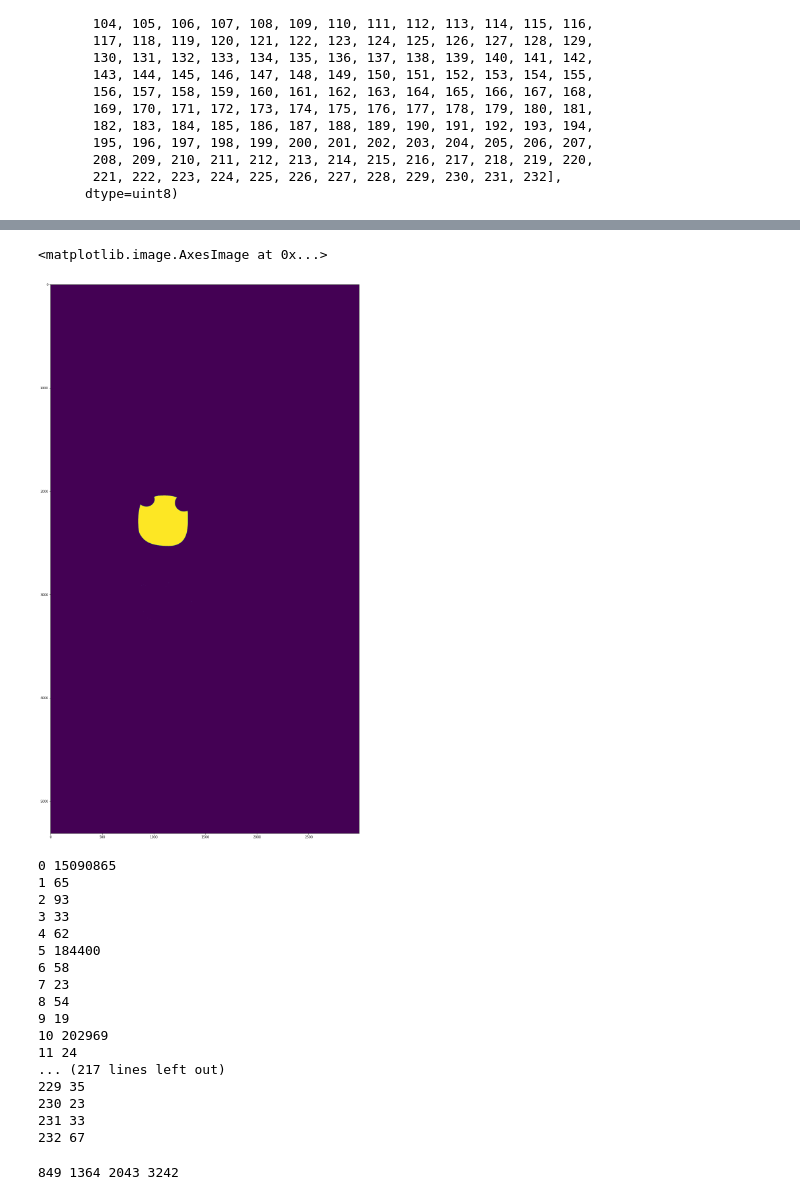
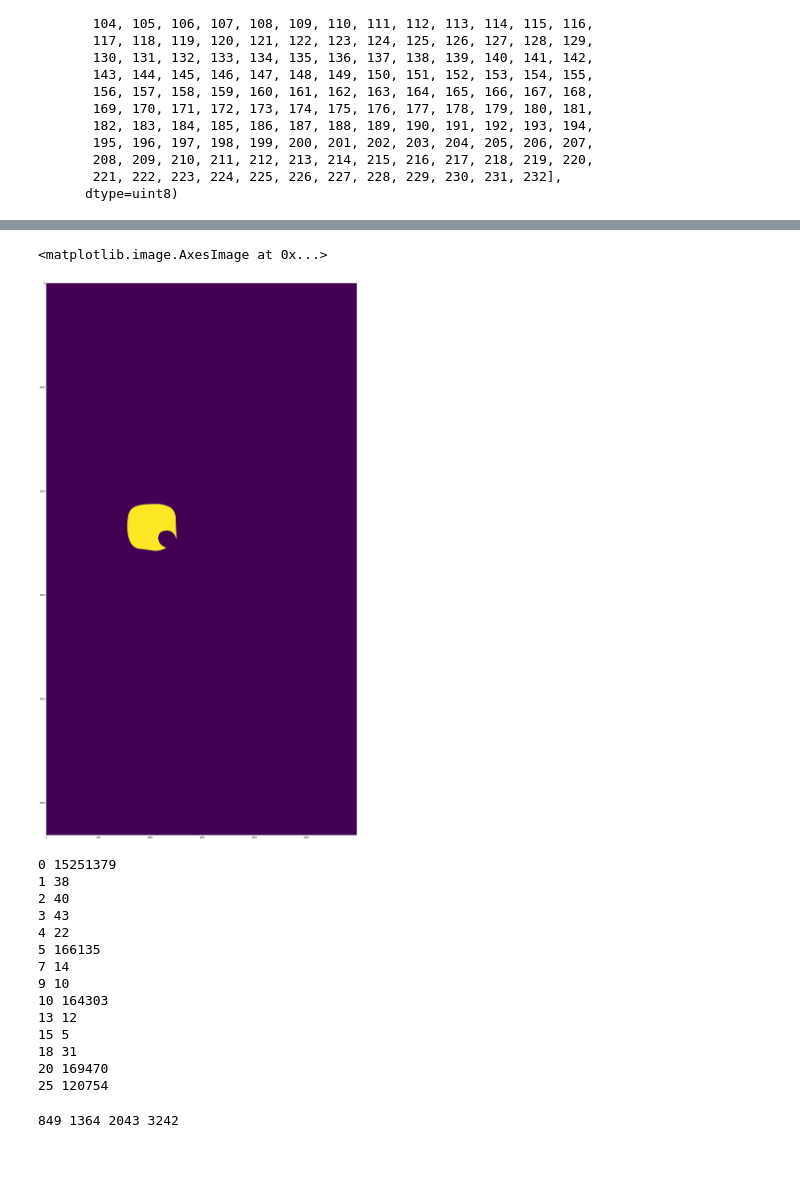
Before and after one commit to ncsu-landscape-dynamics/LAMP_assay_automation, a Jupyter notebook: pytorch_finetuningimseg-test.ipynb, the cells around one changed output, grey strips where cells are left out. Cells and saved outputs as stored; diff of their text form; code cells hidden in the pictures; blank space fills up the shorter version.

```diff
--- a/pytorch_finetuningimseg-test.ipynb
+++ b/pytorch_finetuningimseg-test.ipynb
@@ -181,11 +183,11 @@ for vals,nums in zip(valus,numes):
 obj_ids = np.arange(5,30, 5, dtype='uint8')
 obj_ids = np.delete(obj_ids, 2)
 # %%
-mask = Image.open("/content/drive/MyDrive/APHIS Farm Bill (2020Milestones)/Protocols/For John/images/New set for John/collection/four_chambers/mask_1_61_gy.png") #masks/mask_1_61_rev_color.png")
-mask = remove_transparency(mask).convert("L")
+mask = Image.open("/content/drive/MyDrive/APHIS Farm Bill (2020Milestones)/Protocols/For John/images/New set for John/collection/four_chambers/mask_1_00_gy.png") #masks/mask_1_61_rev_color.png")
+#mask = remove_transparency(mask).convert("L")
 #mask = mask.getchannel('A') # getting the mask from the alpha channel (png image), 255 for foreground, 0 otherwise
 #mask=mask/255 # 0 to 1 scale
 #
-mask = np.array(mask)
+#mask = np.array(mask)
 
-massk = mask == obj_ids[:,None,None]
+#massk = mask == obj_ids[:,None,None]
@@ -195,0 +194,3 @@ massk
+# %%
+mask2 = np.array(mask)
+mask2.shape
@@ -196,39 +204,36 @@ massk
 # %%
-plt.figure(figsize=(80,40))
-plt.subplot(1,4,1)
-plt.imshow(massk[0])
-#plt.subplot(1,4,2)
-#plt.imshow(massk[1])
+plt.figure(figsize=(120,60))
+#plt.subplot(1,4,1)
+#plt.imshow(mask2[0])
+plt.subplot(1,4,2)
+plt.imshow(mask2[:,:,0]==10)
 #plt.subplot(1,4,3)
-#plt.imshow(massk[2])
+#plt.imshow(mask2[2])
 #plt.subplot(1,4,4)
-#plt.imshow(massk[3])
+#plt.imshow(mask2[3])
 # %% [output]
 <matplotlib.image.AxesImage at 0x...>
-[figure, old version]
+[figure, new version]
 # %%
-pos = np.where(massk)
-valus,numes = np.unique(mask, return_counts=True)
+#pos = np.where(massk)
+valus,numes = np.unique(mask2[:,:,0], return_counts=True)
 for vals,nums in zip(valus,numes):
     print(f"{vals} {nums}")
 # %% [output]
-0 15090865
-1 65
-2 93
-3 33
-4 62
-5 184400
-6 58
-7 23
-8 54
-9 19
-10 202969
-11 24
-... (217 lines left out)
-229 35
-230 23
-231 33
-232 67
+0 15251379
+1 38
+2 40
+3 43
+4 22
+5 166135
+7 14
+9 10
+10 164303
+13 12
+15 5
+18 31
+20 169470
+25 120754
 # %%
 pos = np.where(massk[1])
 valus,numes = np.unique(pos, return_counts=True)
```
Also changed, not shown: parts of 6 cells of this notebook.
